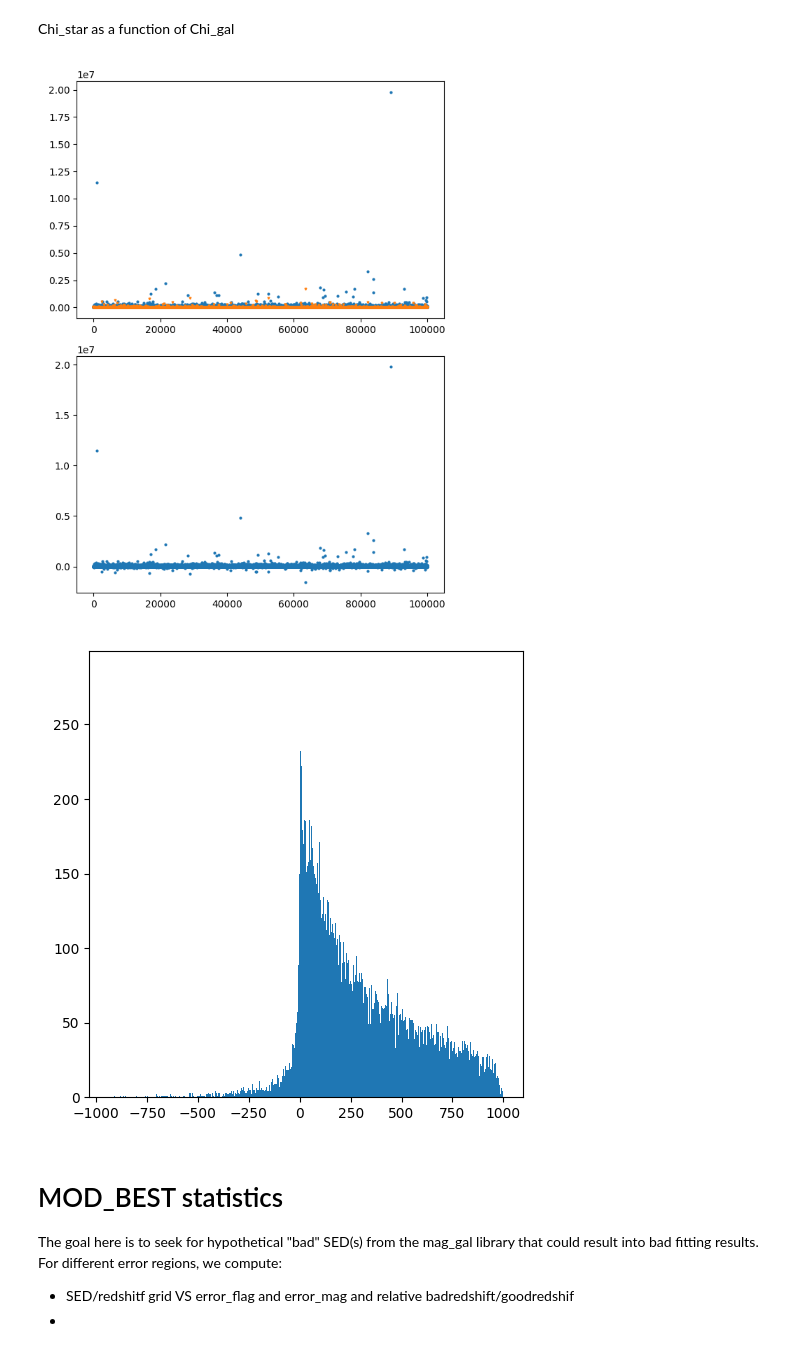
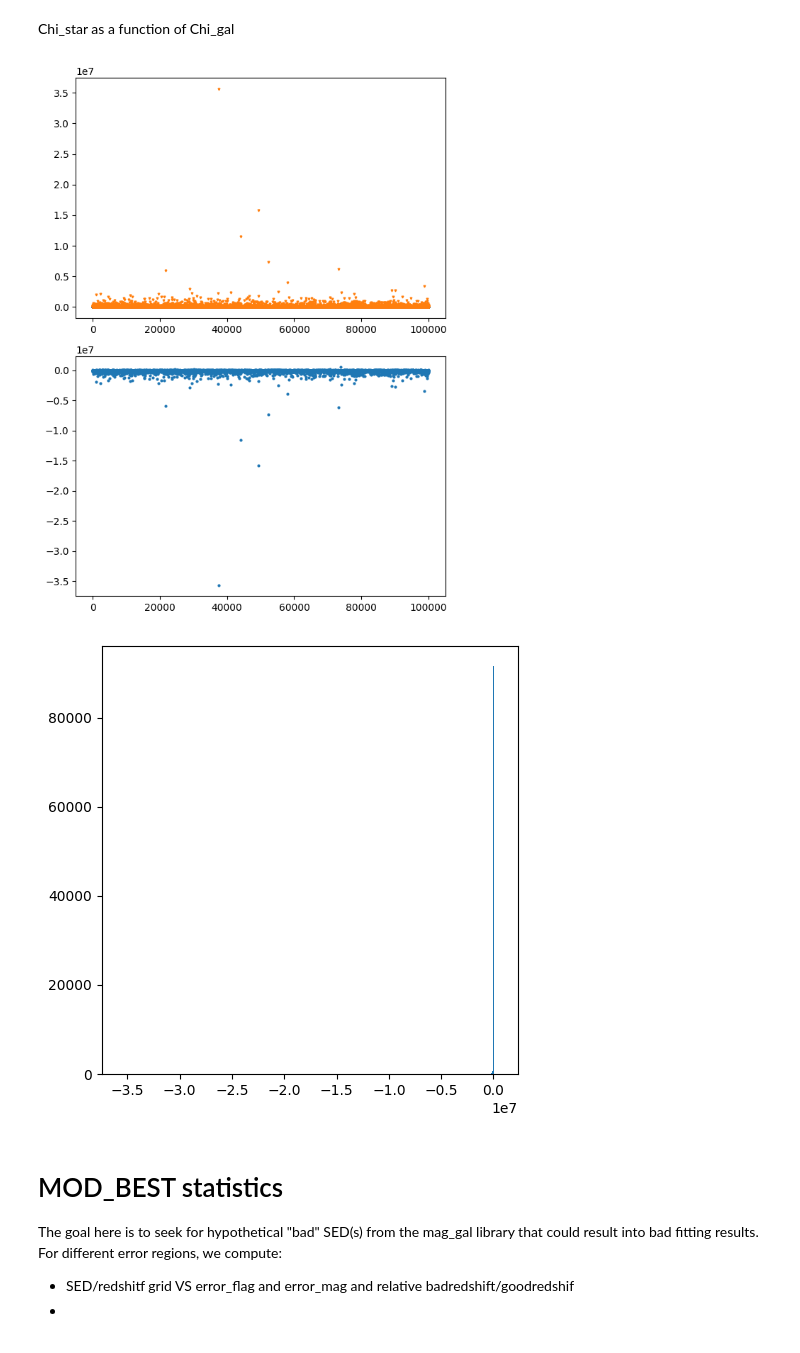
Before and after one commit to lephare-photoz/lephare, a Jupyter notebook: training_stats/notebooks/DES_results_stats.ipynb, the cells around one changed output. Saved outputs shown, nothing was run; the diff lists cells and outputs as text; code cells hidden in the pictures.

```diff
--- a/training_stats/notebooks/DES_results_stats.ipynb
+++ b/training_stats/notebooks/DES_results_stats.ipynb
@@ -11,12 +11,12 @@ import numpy as np
 import matplotlib.pyplot as plt
 import pandas as pd
 import os
-%matplotlib widget
-# %matplotlib inline
+# %matplotlib widget
+%matplotlib inline
 
 ###This notebook essentially uses the output catalog from zphota
 base_dir = os.path.abspath(os.path.join(os.getcwd(), '..')) #change to your lephare base_dir
-CAT_OUT = os.path.join(base_dir, 'simulation_catalogs/star_gal/DESstars_Buzzard_PICKLES_DES.out') #output catalog directory
+CAT_OUT = os.path.join(base_dir, 'simulation_catalogs/star_gal/DESstars_Buzzard_PICKLES_DES_typed.out')
 
 ##Transform commented header into header for pandas dataframe
 #extract header (line 47 in data file)
@@ -162,14 +167,15 @@ plt.plot(zphota['CHI_STAR']-zphota['CHI_BEST'], markersize=2, marker="o", linest
 
 plt.show()
 # %% [output]
-[figure, old version]
+[figure, new version]
 # %%
+# %matplotlib widget
 plt.figure(figsize=(5,5), tight_layout=True)
 mask = (zphota['CHI_BEST'] < 1e3) & (zphota['CHI_STAR'] < 1e3)
-plt.hist(zphota['CHI_STAR'][mask]-zphota['CHI_BEST'][mask], bins=1000)
+plt.hist(zphota['CHI_STAR']-zphota['CHI_BEST'], bins=1000)
 plt.show()
 # %% [output]
-[figure, old version]
+[figure, new version]
 # %% [markdown]
 # MOD_BEST statistics
 
```
Also changed, not shown: parts of 7 cells of this notebook, 3 other files.
